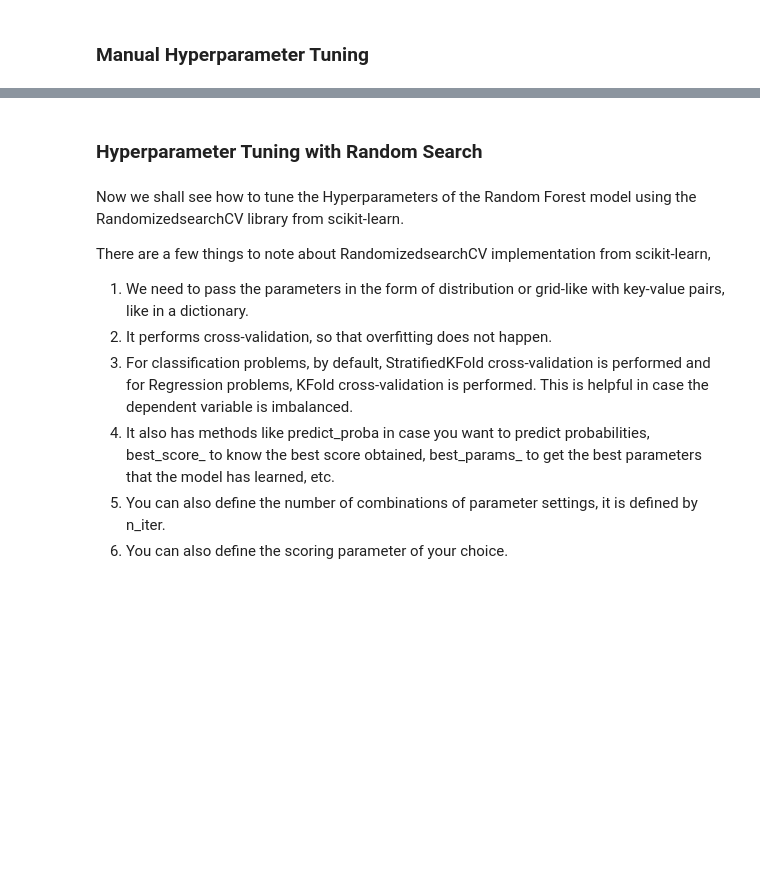
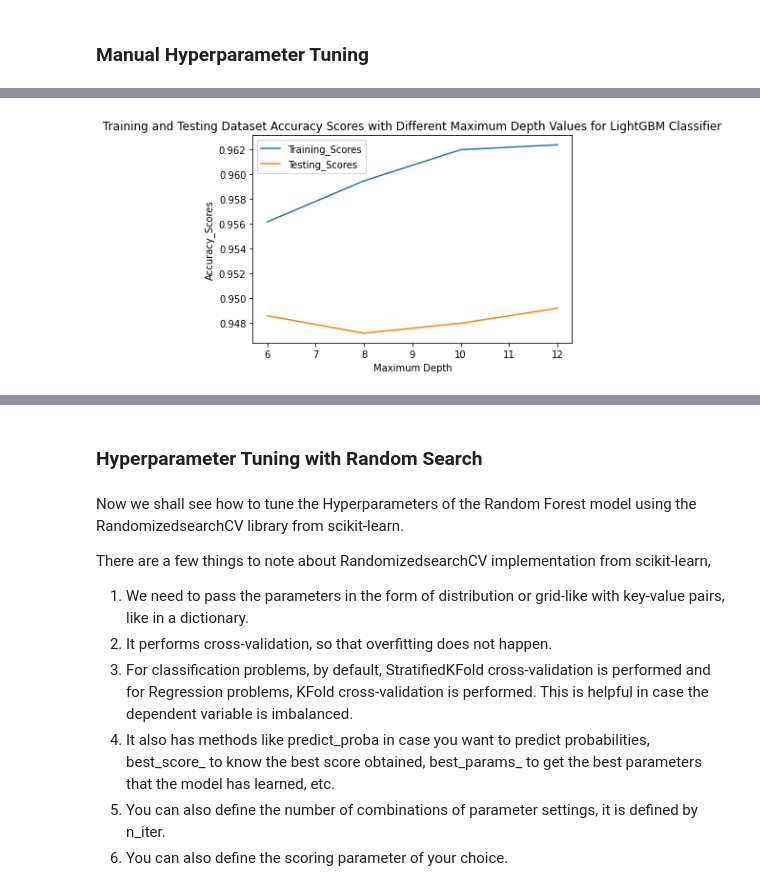
Before and after one commit to kulkarni-vishwanath/Hyperparameter_Tuning, a Jupyter notebook: Hyperparameter_Tuning.ipynb, the cells around one changed output, grey strips where cells are left out. Saved outputs shown, nothing was run; the diff lists cells and outputs as text; code cells hidden in the pictures; blank space fills up the shorter version.

```diff
--- a/Hyperparameter_Tuning.ipynb
+++ b/Hyperparameter_Tuning.ipynb
@@ -110,0 +184,42 @@ plt.title("Training and Testing Dataset Accuracy Scores with Different n_estimat
+# %%
+# Manual Hyerparameter Tuning using LightGBMClassifier
+%%time
+maximum_depth = [6,8,10,12]
+testing_scores_lgb  = []
+training_scores_lgb = []
+
+for value in maximum_depth:
+
+    # Building the model with different values of maximum_depth
+    lgbm = lgb.LGBMClassifier(n_estimators=500,
+                             learning_rate=0.01,
+                             max_depth=value,
+                             max_features='sqrt',
+                             min_samples_leaf=25,
+                             min_samples_split=30,
+                             random_state=42,
+                             n_jobs=-1)
+
+    # Fitting the model on training datasets
+    lgbm.fit(X_Train,y_Train)
+
+    # predicting on training and testing datasets
+    training_predictions_lgb = lgbm.predict(X_Train)
+    testing_predictions_lgb = lgbm.predict(X_Test)
+
+    # checking the accuracy score on training and testing datasets
+    training_accuracy_score_lgb = accuracy_score(y_Train,training_predictions_lgb)
+    testing_accuracy_score_lgb  = accuracy_score(y_Test,testing_predictions_lgb)
+
+    # Appending these values to our original lists
+    training_scores_lgb.append(training_accuracy_score_lgb)
+    testing_scores_lgb.append(testing_accuracy_score_lgb)
+
+
+df = pd.DataFrame({'Training_Scores': training_scores_lgb,'Testing_Scores':  testing_scores_lgb}, index=maximum_depth)
+
+df.plot.line();
+plt.xlabel("Maximum Depth");
+plt.ylabel('Accuracy_Scores');
+plt.title("Training and Testing Dataset Accuracy Scores with Different Maximum Depth Values for LightGBM Classifier");
+# %% [output]
@@ -110,0 +228 @@ plt.title("Training and Testing Dataset Accuracy Scores with Different n_estimat
+[figure, added]
```
Also changed, not shown: parts of 61 cells of this notebook.
